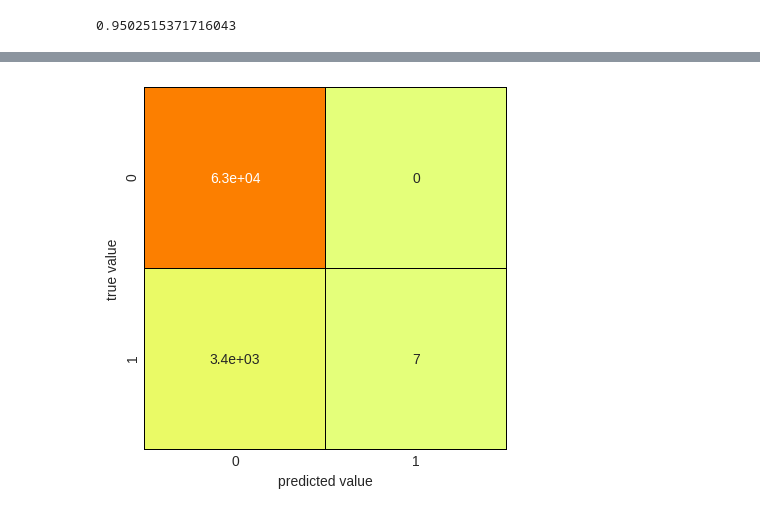
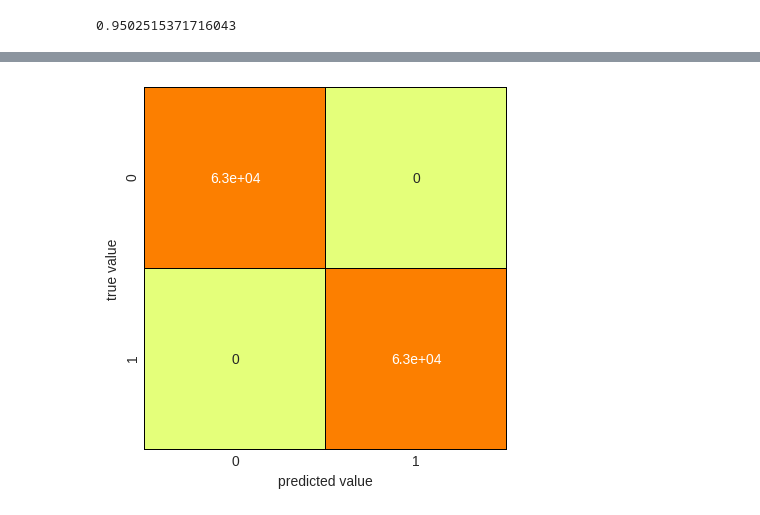
Before and after one commit to DushyantKhinchi/Paralyzed-Veterans-of-America-PVA-, a Jupyter notebook: PVA.ipynb, the cells around one changed output, grey strips where cells are left out. Cells and saved outputs as stored; diff of their text form; code cells hidden in the pictures.

```diff
--- a/PVA.ipynb
+++ b/PVA.ipynb
@@ -501,7 +536,7 @@ feature_importances['importance'][:127].sum()
 # %%
-Top_50_features=feature_importances['index'][0:50]
-X_train=X_train[Top_50_features]
-X_test=X_test[Top_50_features]
+Top_38_features=feature_importances['index'][0:38]
+X_train_res=X_train_res[Top_38_features]
+X_test=X_test[Top_38_features]
 # %%
 #Parameters used by our current forest
 
@@ -575,4 +610,4 @@ rf = RandomForestClassifier()
 # search across 100 different combinations, and use all available cores
 rf_random = RandomizedSearchCV(estimator = rf, param_distributions = random_grid, n_iter = 5, cv = 3, verbose=2, random_state=42, n_jobs = 1)
 # Fit the random search model
-rf_random.fit(X_train, y_train)
+rf_random.fit(X_train_res, y_train_res)
@@ -582,5 +666,5 @@ rf_random.best_params_
 # %%
 #Optimized Random Forest
-rf = RandomForestClassifier(n_estimators=125, bootstrap=True, max_depth=20, max_features='auto', min_samples_leaf=4, min_samples_split=2)
-rf.fit(X_train, y_train)
+rf = RandomForestClassifier(n_estimators=200, bootstrap=False, max_depth=None, max_features='sqrt', min_samples_leaf=1, min_samples_split=5)
+rf.fit(X_train_res, y_train_res)
 # %% [output]
@@ -603,15 +700,15 @@ rf.score(X_test,y_test)
 # %%
 y_pred_test=rf.predict(X_test)
-y_pred_train=rf.predict(X_train)
+y_pred_train=rf.predict(X_train_res)
 # %%
-#Confusion matrix
+#Confusion matrix for Training data
 from sklearn.metrics import confusion_matrix
 import seaborn as sns
 import matplotlib.pyplot as plt
-cm=confusion_matrix(y_train,y_pred_train)
+cm=confusion_matrix(y_train_res,y_pred_train)
 
 sns.heatmap(cm, square=True, annot=True, cbar=False, cmap='Wistia', linewidths=0.2, linecolor='k' )
 plt.xlabel('predicted value')
 plt.ylabel('true value');
 # %% [output]
-[figure, old version]
+[figure, new version]
```
Also changed, not shown: parts of 51 cells of this notebook.
